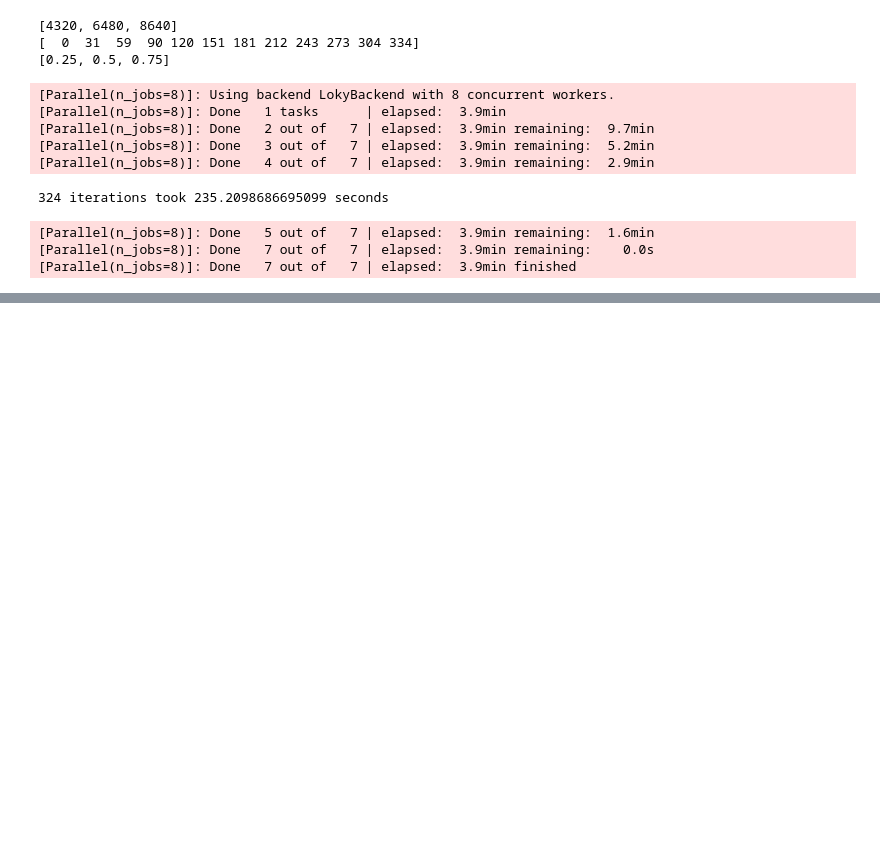
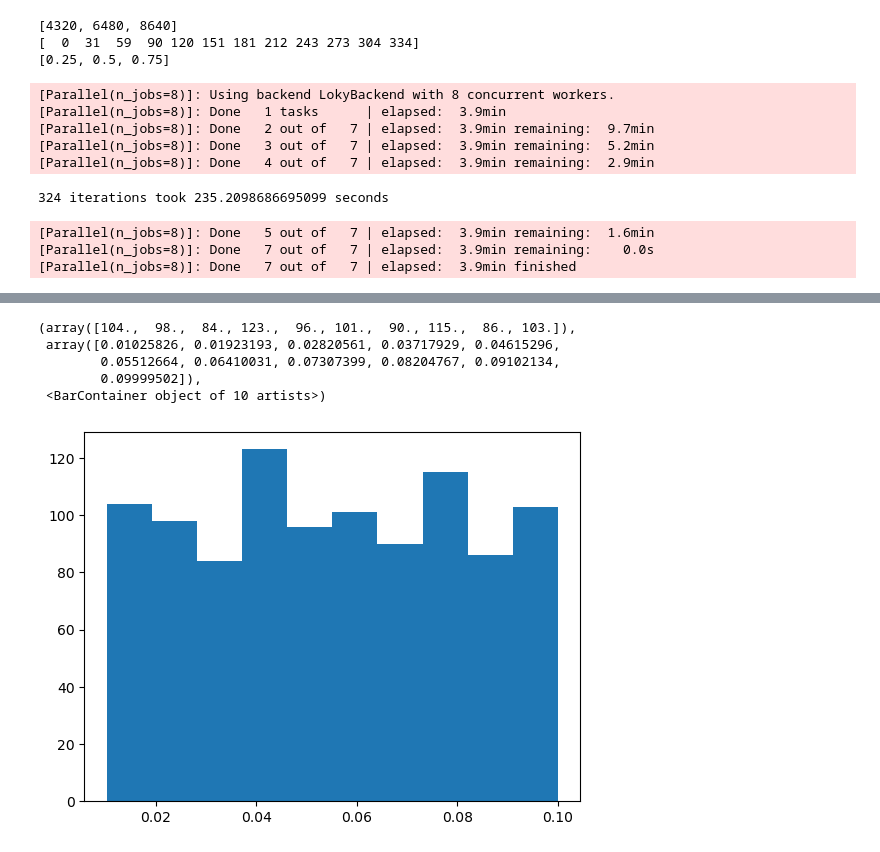
Before and after one commit to eroubenoff/BICS_ABM, a Jupyter notebook: Analysis 2.ipynb, the cells around one changed output, grey strips where cells are left out. Cells and saved outputs as stored; diff of their text form; code cells hidden in the pictures; blank space fills up the shorter version.

```diff
--- a/Analysis 2.ipynb
+++ b/Analysis 2.ipynb
@@ -202,0 +232,10 @@ ax[2].set_xlabel("Vaccine Uptake Rate")
+# %%
+from scipy.stats import uniform
+plt.hist(uniform.rvs(0.01, 0.09,1000))
+# %% [output]
+(array([104.,  98.,  84., 123.,  96., 101.,  90., 115.,  86., 103.]),
+ array([0.01025826, 0.01923193, 0.02820561, 0.03717929, 0.04615296,
+        0.05512664, 0.06410031, 0.07307399, 0.08204767, 0.09102134,
+        0.09999502]),
+ <BarContainer object of 10 artists>)
+[figure, added]
```
Also changed, not shown: parts of 15 cells of this notebook, 1 other file.
